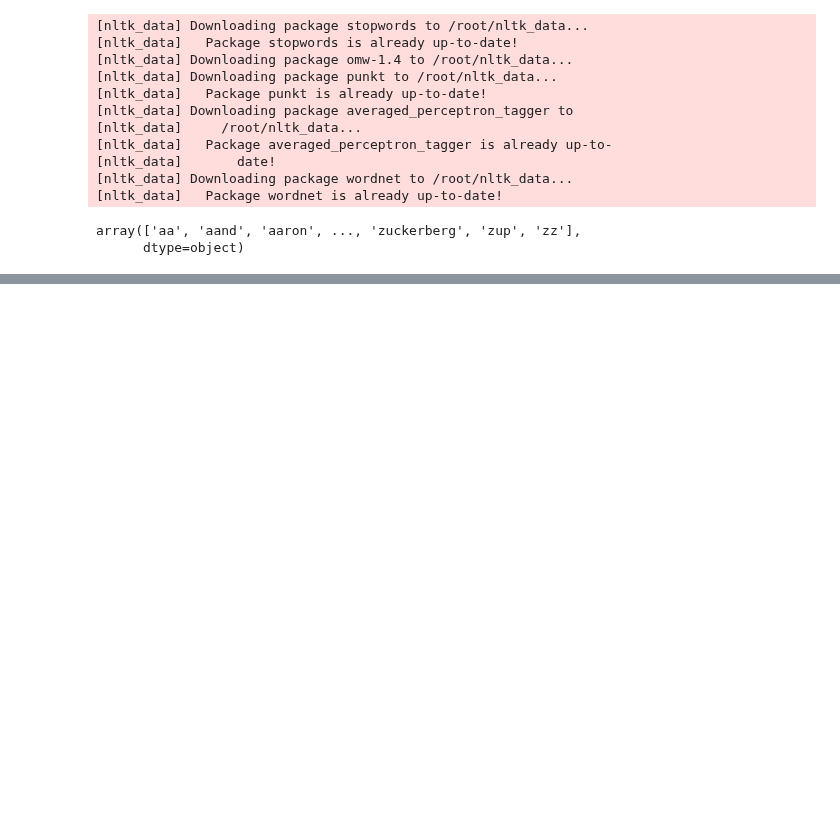
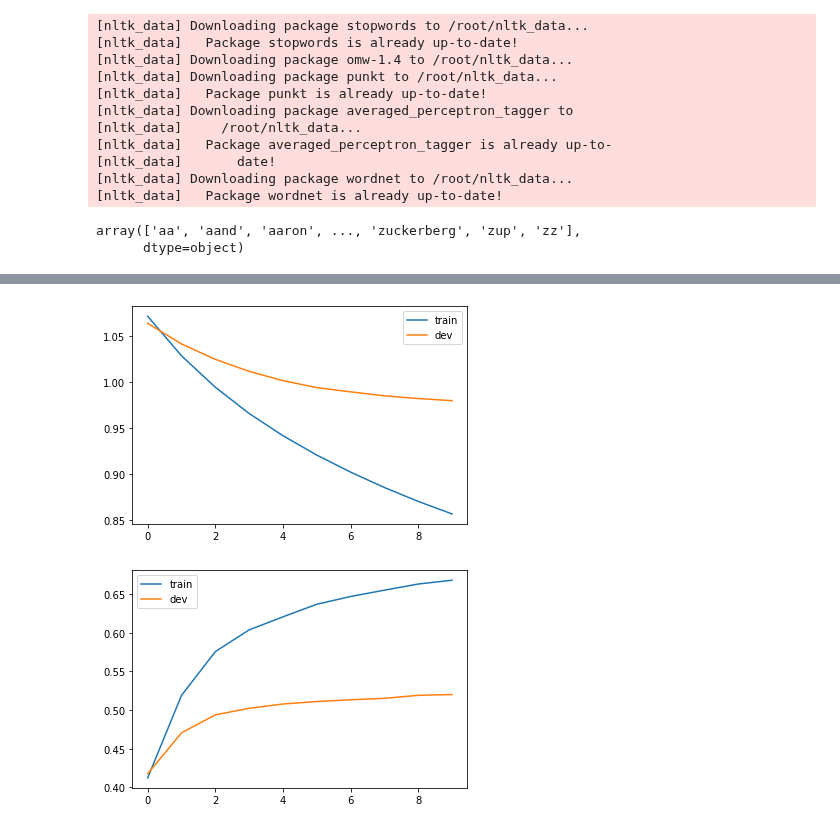
Before and after one commit to saeedzou/Multi-modal-Sentiment-Analysis-on-MSCTD-Dataset, a Jupyter notebook: Phase 2.ipynb, the cells around one changed output, grey strips where cells are left out. Saved outputs shown, nothing was run; the diff lists cells and outputs as text; code cells hidden in the pictures; blank space fills up the shorter version.

Commit message:
Add MLP classifier on tfidf word vectors

```diff
--- a/Phase 2.ipynb
+++ b/Phase 2.ipynb
@@ -285,7 +287,7 @@ class TFIDFDataSet:
         tfidf_vector = self.tfidf_processor.transform(caption)
 
         # Return the TF-IDF vector and sentiment
-        return torch.from_numpy(tfidf_vector), torch.from_numpy(np.array([sentiment]).astype(np.float64))
+        return torch.from_numpy(tfidf_vector.astype(np.float32)), torch.from_numpy(np.array(sentiment))
 
     def __len__(self):
         return len(self.dataset)
@@ -293,3 +295,23 @@ class TFIDFDataSet:
 train_dataset = TFIDFDataSet(MSCTD_train, tfidf_processor)
 dev_dataset = TFIDFDataSet(MSCTD_dev, tfidf_processor)
 test_dataset = TFIDFDataSet(MSCTD_dev, tfidf_processor)
+# %%
+# data loader
+train_loader = DataLoader(train_dataset, batch_size=32, shuffle=True)
+dev_loader = DataLoader(dev_dataset, batch_size=32, shuffle=True)
+test_loader = DataLoader(test_dataset, batch_size=32, shuffle=True)
+# %%
+class MLPClassifier(nn.Module):
+  def __init__(self, input_size, num_classes):
+    super(MLPClassifier, self).__init__()
+    self.linear = nn.Linear(input_size, num_classes)
+
+  def forward(self, x):
+    return self.linear(x)
+device = torch.device("cuda:0" if torch.cuda.is_available() else "cpu")
+input_size = len(tfidf_processor.tfidf.get_feature_names_out())
+num_classes = 3
+model = MLPClassifier(input_size, num_classes)
+model = model.to(device)
+loss_fn = nn.CrossEntropyLoss()
+optimizer = torch.optim.Adam(model.parameters(), lr=0.001)
@@ -295,0 +379,13 @@ test_dataset = TFIDFDataSet(MSCTD_dev, tfidf_processor)
+# %%
+import matplotlib.pyplot as plt
+plt.plot(train_loss, label='train')
+plt.plot(dev_loss, label='dev')
+plt.legend()
+plt.show()
+plt.plot(train_acc, label='train')
+plt.plot(dev_acc, label='dev')
+plt.legend()
+plt.show()
+# %% [output]
+[figure, added]
+[figure, added]
```
Also changed, not shown: parts of 3 cells of this notebook.
